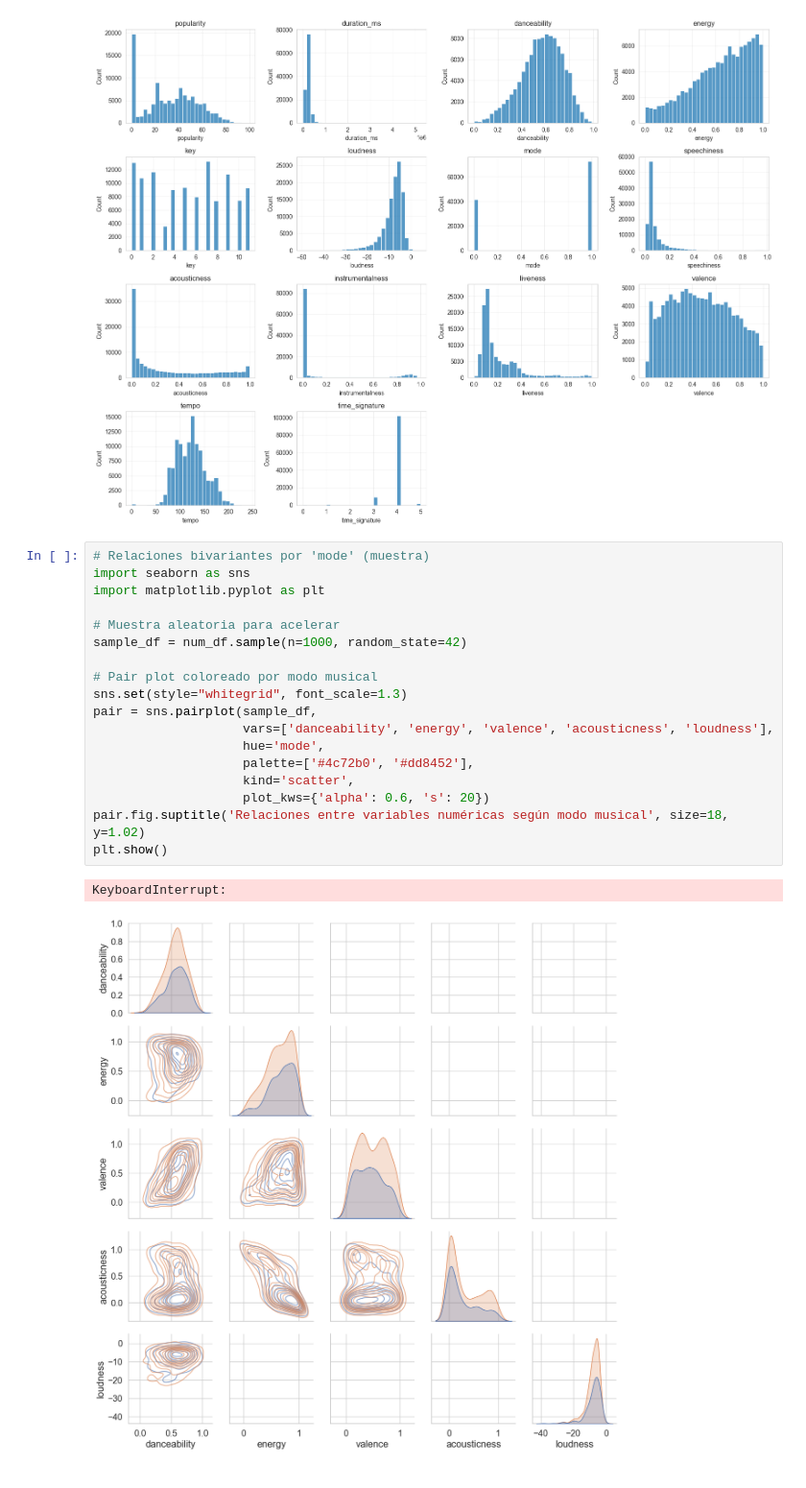
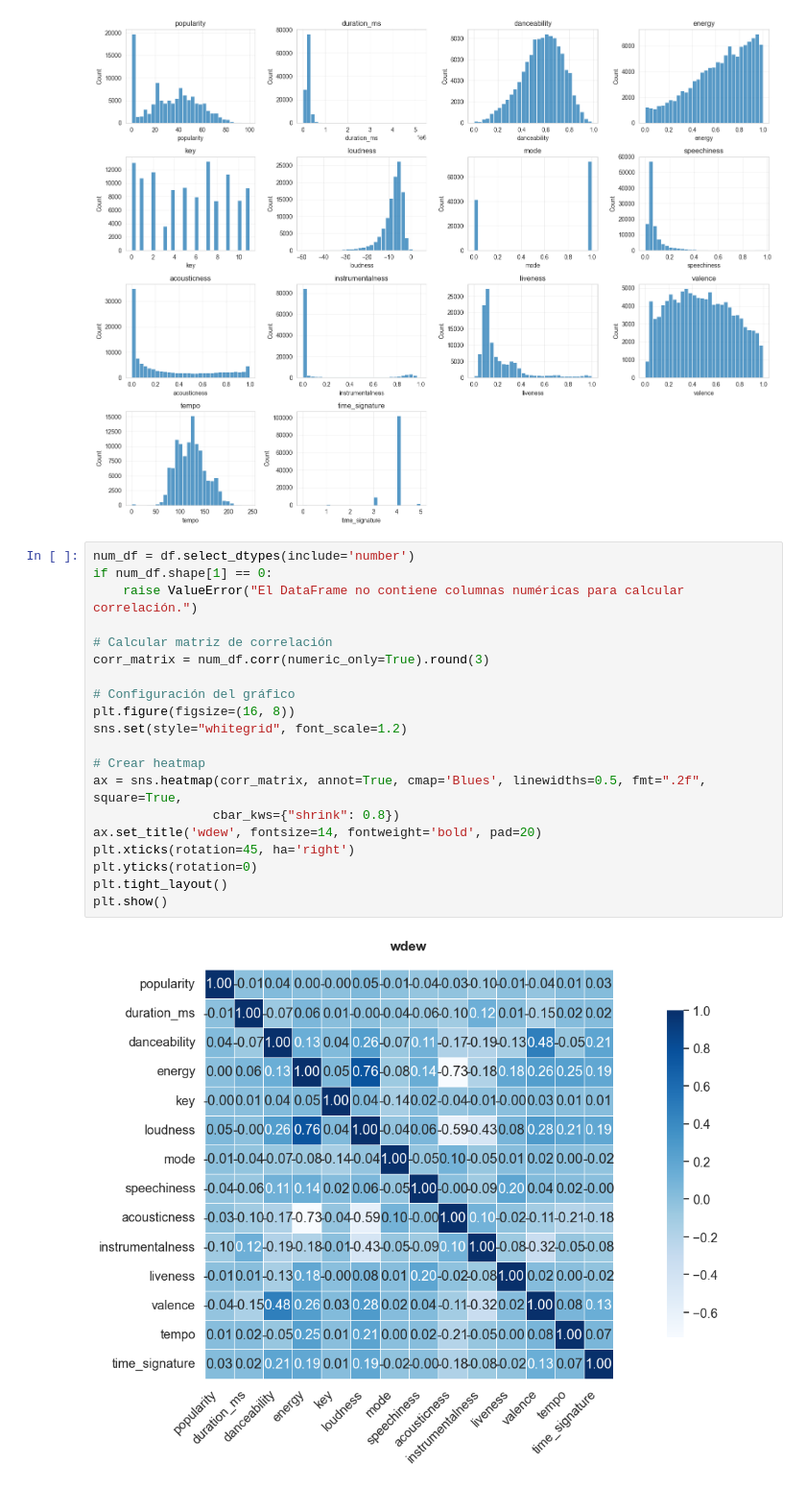
Before and after one commit to marcfernandezpereiraUOC/TFG, a Jupyter notebook: 01_exploracion.ipynb, the cells around one changed output. Shown at 96% size. Drawn from its saved outputs; the diff is of its cells as text.

```diff
--- a/01_exploracion.ipynb
+++ b/01_exploracion.ipynb
@@ -408,26 +416,27 @@ Por otro lado, la variable time_signature (compás musical) muestra una concentr
 plot_numeric_hist_grid(df)
 # %% [output]
 [figure]
-# %%
-# Relaciones bivariantes por 'mode' (muestra)
-import seaborn as sns
-import matplotlib.pyplot as plt
-
-# Muestra aleatoria para acelerar
-sample_df = num_df.sample(n=1000, random_state=42)
-
-# Pair plot coloreado por modo musical
-sns.set(style="whitegrid", font_scale=1.3)
-pair = sns.pairplot(sample_df,
-                    vars=['danceability', 'energy', 'valence', 'acousticness', 'loudness'],
-                    hue='mode',
-                    palette=['#4c72b0', '#dd8452'],
-                    kind='scatter',
-                    plot_kws={'alpha': 0.6, 's': 20})
-pair.fig.suptitle('Relaciones entre variables numéricas según modo musical', size=18, y=1.02)
-plt.show()
-# %% [output]
-KeyboardInterrupt:
-[figure, removed]
+# %%
+num_df = df.select_dtypes(include='number')
+if num_df.shape[1] == 0:
+    raise ValueError("El DataFrame no contiene columnas numéricas para calcular correlación.")
+
+# Calcular matriz de correlación
+corr_matrix = num_df.corr(numeric_only=True).round(3)
+
+# Configuración del gráfico
+plt.figure(figsize=(16, 8))
+sns.set(style="whitegrid", font_scale=1.2)
+
+# Crear heatmap
+ax = sns.heatmap(corr_matrix, annot=True, cmap='Blues', linewidths=0.5, fmt=".2f", square=True,
+                cbar_kws={"shrink": 0.8})
+ax.set_title('wdew', fontsize=14, fontweight='bold', pad=20)
+plt.xticks(rotation=45, ha='right')
+plt.yticks(rotation=0)
+plt.tight_layout()
+plt.show()
+# %% [output]
+[figure, added]
 # %% [markdown]
 Mostrar algún gráfico donde se refleje las frecuencias entre variable - variable booleana.
```
Also changed, not shown: parts of 5 cells of this notebook.
